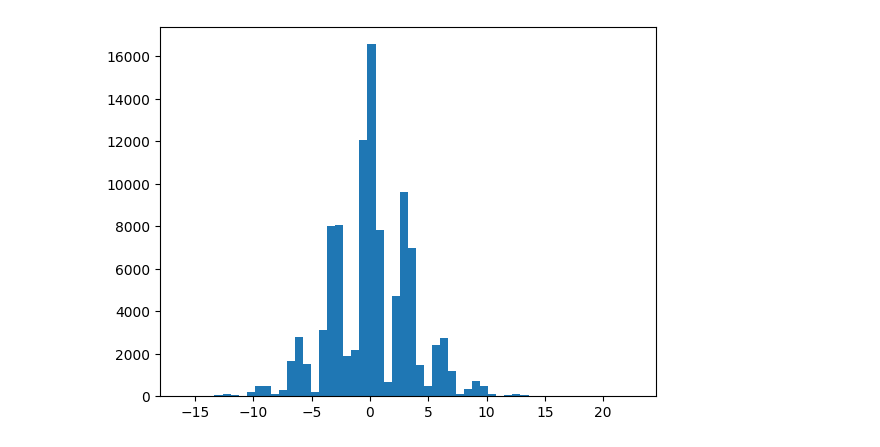
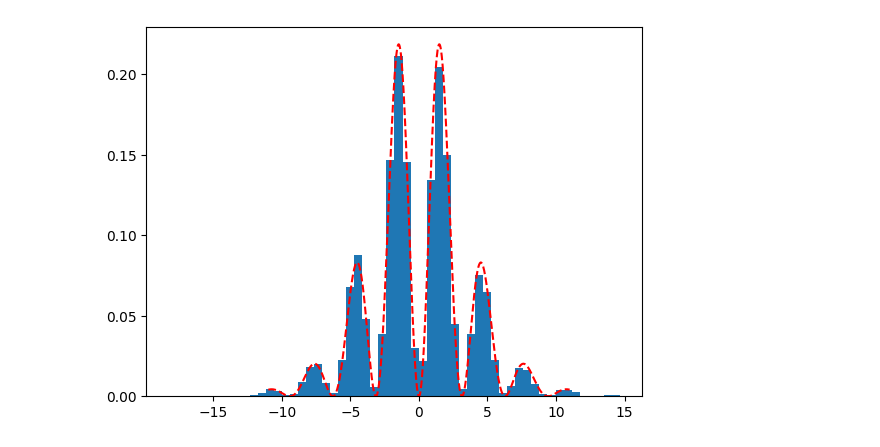
Before and after one commit to alexMcGarity/computational-physics, a Jupyter notebook: Group Project One/Box-Muller-Metropolis.ipynb, the cells around one changed output. Cells and saved outputs as stored; diff of their text form; code cells hidden in the pictures.

Commit message:
updated function and normalized output

```diff
--- a/Group Project One/Box-Muller-Metropolis.ipynb
+++ b/Group Project One/Box-Muller-Metropolis.ipynb
@@ -54,13 +54,13 @@ uniform(0,1,10000)
 xmin = -7*math.pi/2
 xmax = 7*math.pi/2
 x = numpy.arange(xmin,xmax,0.01)
-y = numpy.cos(x)**2/numpy.cosh(x/4)**2
+y = numpy.sin(x)**2/numpy.cosh(x/4)**2
 plt.plot(x,y)
 plt.show()
 
 #normalize the function shape
 norm = numpy.trapz(y,x)
-y = y/norm
-plt.plot(x,y)
+
+plt.plot(x,y/norm)
 plt.show()
 # %% [output]
@@ -69,24 +69,28 @@ plt.show()
 # %%
 #function to create the next Metropolis value
 def Metropolis(x):
+    #we will use the Box-Muller method to generate a new gaussian value
     xPrime = BoxMuller(x,1)
-    px = numpy.cos(x)**2/numpy.cosh(x/4)**2
-    pxPrime = numpy.cos(xPrime)**2/numpy.cosh(xPrime/4)**2
+    px = numpy.sin(x)**2/numpy.cosh(x/4)**2
+    pxPrime = numpy.sin(xPrime)**2/numpy.cosh(xPrime/4)**2
     if random.uniform(0,1)*px < pxPrime:
         return xPrime
-    else: #reject
+    else:
         return x
 
 #create a chain of Metropolis values distributed according to the probability distribution p
 xValue = 0
 trials = 100000
 bins = 56
 width = 1
-x = []
+xMetro = []
 for i in range(trials):
     xValue = Metropolis(xValue)
-    x.append(xValue)
-plt.hist(x,bins)
+    xMetro.append(xValue)
+
+#normalize the histogram
+plt.hist(xMetro,bins,density=True)
+plt.plot(x,y/norm,'r--')
 plt.show()
 # %% [output]
-[figure, old version]
+[figure, new version]
```
Also changed, not shown: parts of 3 cells of this notebook.
